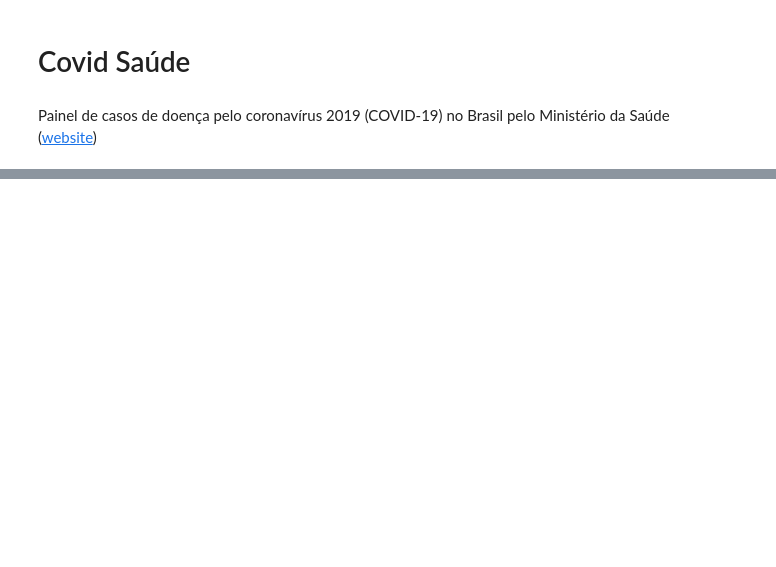
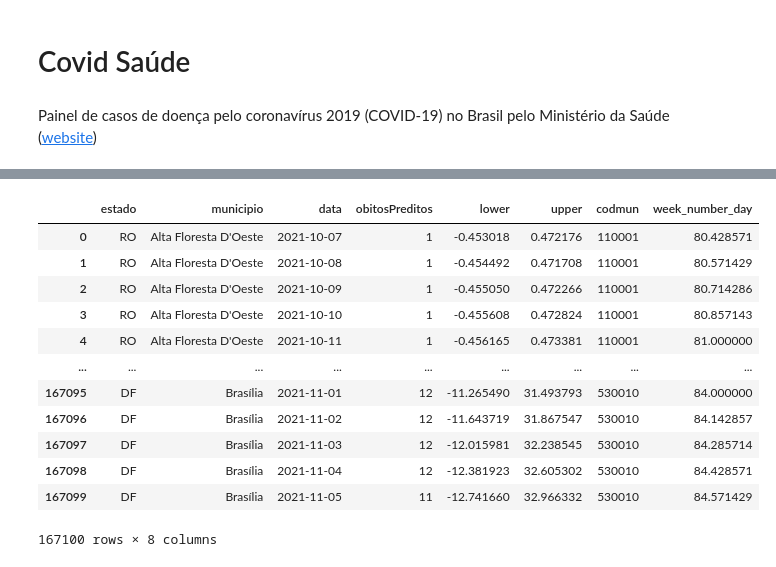
Before and after one commit to lucasnaka/covid19_previsoes_municipios, a Jupyter notebook: notebooks/add_data_processing.ipynb, the cells around one changed output, grey strips where cells are left out. Cells and saved outputs as stored; diff of their text form; code cells hidden in the pictures; blank space fills up the shorter version.

```diff
--- a/notebooks/add_data_processing.ipynb
+++ b/notebooks/add_data_processing.ipynb
@@ -269,0 +272,5 @@ df_covid_saude_mun.to_parquet('../data/app/covid_saude_obitos_diarios_v3.parquet
+# %%
+df_covid_saude = pd.read_parquet("../data/processed/covid_saude.parquet")
+# %%
+list_cities_sp = list(df_covid_saude.loc[(df_covid_saude['codmun'].notna())&(df_covid_saude['estado']=='SP'), 'codmun'].unique())
+list_reg_saude_sp = list(df_covid_saude.loc[(df_covid_saude['codRegiaoSaude'].notna())&(df_covid_saude['estado']=='SP'), 'codRegiaoSaude'].unique())
@@ -269,0 +294,2 @@ df_covid_saude_mun.to_parquet('../data/app/covid_saude_obitos_diarios_v3.parquet
+# %%
+df_death_predictions = df_death_predictions.loc[df_death_predictions['codmun'].isin(list_cities_sp)]
@@ -269,0 +312,16 @@ df_covid_saude_mun.to_parquet('../data/app/covid_saude_obitos_diarios_v3.parquet
+# %%
+df_death_predictions
+# %% [output]
+|  | estado | municipio | data | obitosPreditos | lower | upper | codmun | week_number_day |
+| 0 | RO | Alta Floresta D'Oeste | 2021-10-07 | 1 | -0.453018 | 0.472176 | 110001 | 80.428571 |
+| 1 | RO | Alta Floresta D'Oeste | 2021-10-08 | 1 | -0.454492 | 0.471708 | 110001 | 80.571429 |
+| 2 | RO | Alta Floresta D'Oeste | 2021-10-09 | 1 | -0.455050 | 0.472266 | 110001 | 80.714286 |
+| 3 | RO | Alta Floresta D'Oeste | 2021-10-10 | 1 | -0.455608 | 0.472824 | 110001 | 80.857143 |
+| 4 | RO | Alta Floresta D'Oeste | 2021-10-11 | 1 | -0.456165 | 0.473381 | 110001 | 81.000000 |
+| ... | ... | ... | ... | ... | ... | ... | ... | ... |
+| 167095 | DF | Brasília | 2021-11-01 | 12 | -11.265490 | 31.493793 | 530010 | 84.000000 |
+| 167096 | DF | Brasília | 2021-11-02 | 12 | -11.643719 | 31.867547 | 530010 | 84.142857 |
+| 167097 | DF | Brasília | 2021-11-03 | 12 | -12.015981 | 32.238545 | 530010 | 84.285714 |
+| 167098 | DF | Brasília | 2021-11-04 | 12 | -12.381923 | 32.605302 | 530010 | 84.428571 |
+| 167099 | DF | Brasília | 2021-11-05 | 11 | -12.741660 | 32.966332 | 530010 | 84.571429 |
+167100 rows × 8 columns
```
Also changed, not shown: parts of 5 cells of this notebook, 2 other files.
